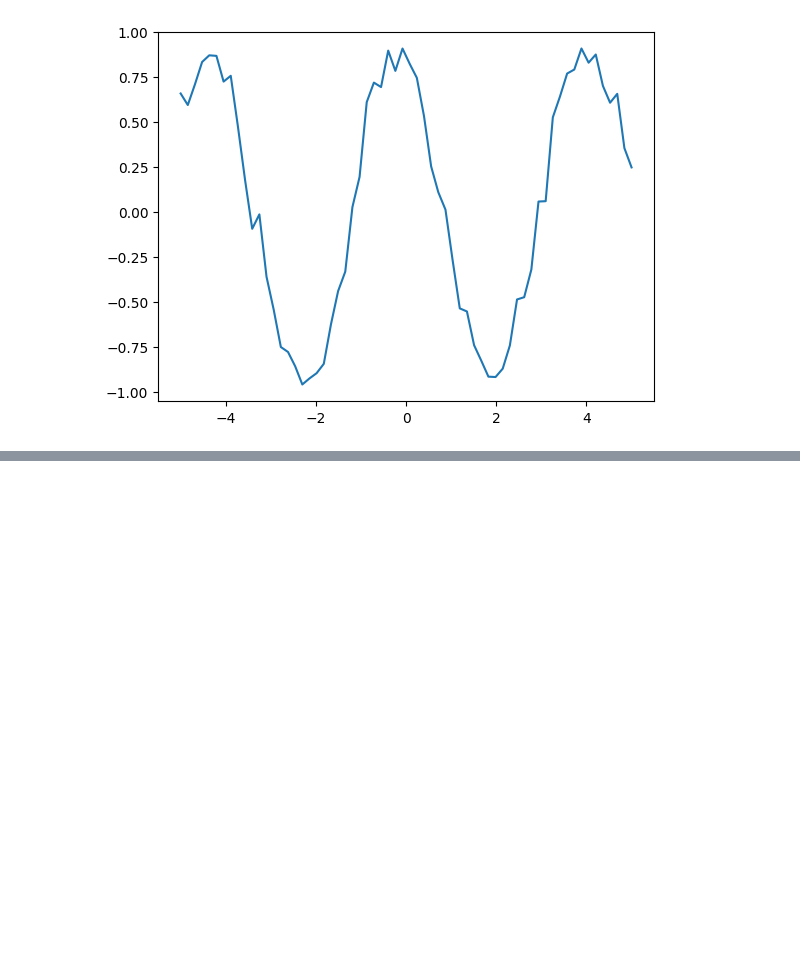
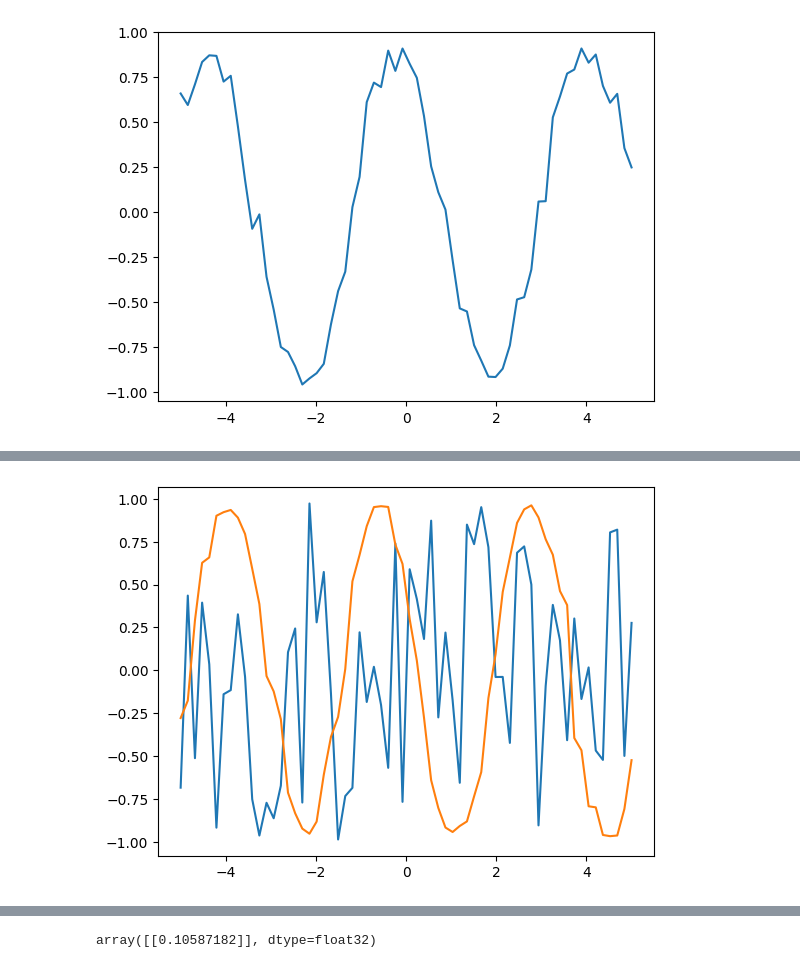
Before and after one commit to pcaressa/toy_gan, a Jupyter notebook: toy_gan.ipynb, the cells around one changed output, grey strips where cells are left out. Drawn from its saved outputs; the diff is of its cells as text; code cells hidden in the pictures; blank space fills up the shorter version.

Commit message:
aggiunta una terza sezione per giocare con il generatore

```diff
--- a/toy_gan.ipynb
+++ b/toy_gan.ipynb
@@ -152,3 +152,13 @@ Addestra la GAN
   063  |        0.83594         |       0.14062
 1/1 [==============================] - 0s 38ms/step
 [figure]
+# %%
+#avvia questa sezione per vedere differenti risultati e l'input che li ha generati
+x = uniform(Y_MIN, Y_MAX, size = (1, TRAIN_LEN))
+y = generator.predict(x)[0]
+plt.plot(X_COORDS, x[0])
+plt.plot(X_COORDS, y)
+plt.show()
+
+discriminator.predict(y.reshape(1, TRAIN_LEN))
+# %% [output]
@@ -154,0 +166 @@ Addestra la GAN
+[figure, added]
@@ -154,0 +168 @@ Addestra la GAN
+array([[0.10587182]], dtype=float32)
```
Also changed, not shown: parts of 1 cell of this notebook.
